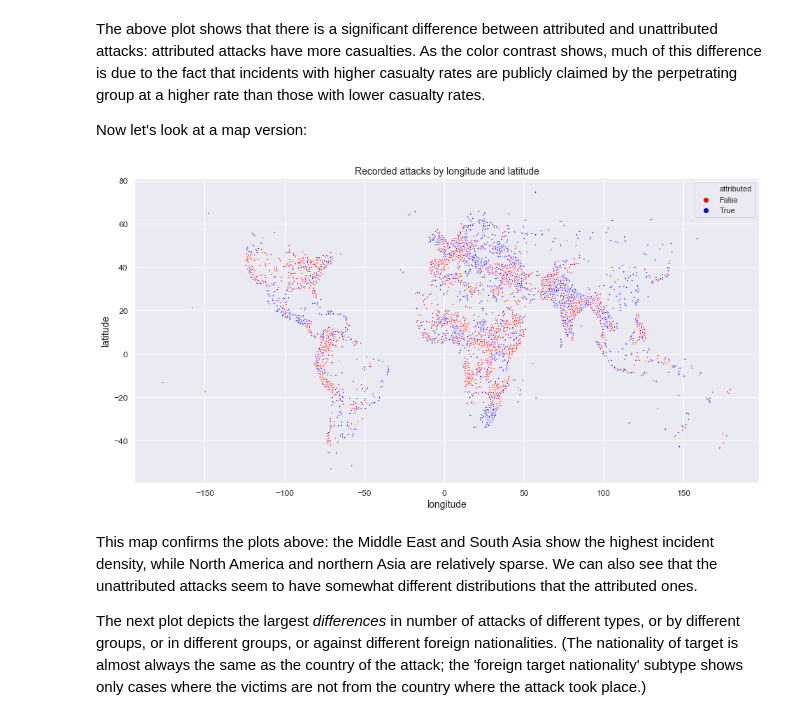
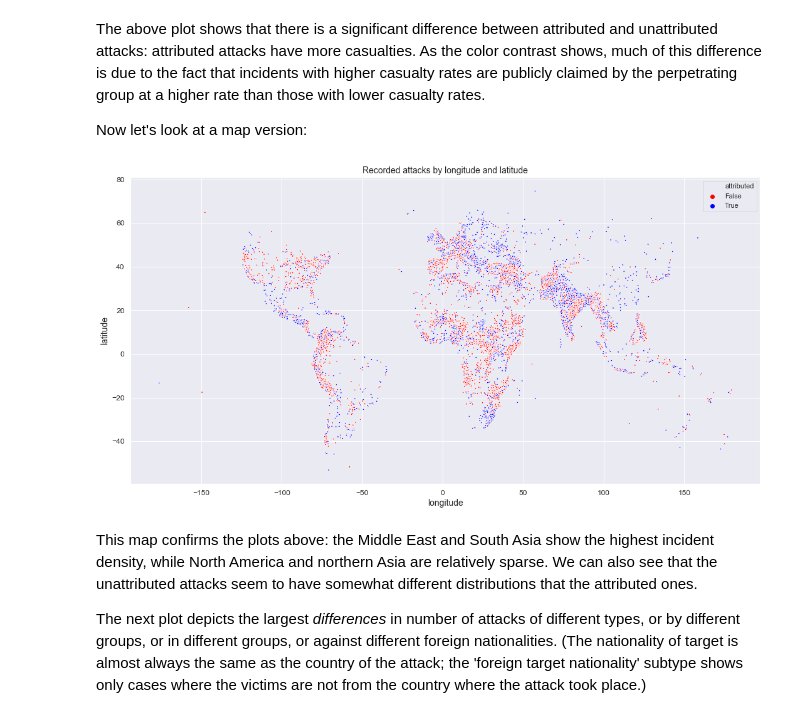
Before and after one commit to gqfiddler/terrorism-attribution-engine, a Jupyter notebook: UPDATED_terrorism_attribution_engine.ipynb, the cells around one changed output. Cells and saved outputs as stored; diff of their text form; code cells hidden in the pictures.

```diff
--- a/UPDATED_terrorism_attribution_engine.ipynb
+++ b/UPDATED_terrorism_attribution_engine.ipynb
@@ -223,6 +225,10 @@ gtd_df.drop(empty_cols, axis=1, inplace=True)
 # fill 'none' for categorical extent of property damage (includes 'unknown' already; blanks are for no damage)
 gtd_df['propextent_txt'] = gtd_df['propextent_txt'].fillna('none')
 
+# for now we'll also drop string 'resolution' (date of resolution of extended incident) because it's a unique-valued
+# string; we could later convert it to a number-of-days interval
+gtd_df.drop('resolution', axis=1, inplace=True)
+
 # drop all other string columns with null counts > 100K, with a few exceptions
 significant_though_null_cols = ['motive', 'location', 'propcomment', 'resolution']
 for col in gtd_df.select_dtypes('object').columns:
@@ -529,25 +531,25 @@ Now let's look at a map version:
 # %%
 gtd_df['attributed'] = gtd_df.gname=='Unknown'
 
 plt.rc('axes', titlesize=14)
 plt.rc('xtick', labelsize=12)
 plt.rc('ytick', labelsize=12)
 plt.rc('axes', labelsize=14)
 
 sns.set_palette('bright')
 pal = ['red', 'blue']
-plt.figure(figsize=(16,8))
+plt.figure(figsize=(18,9))
 sns.scatterplot(x='longitude',
             y='latitude',
             data=gtd_df,
             s=6,
             hue='attributed',
             palette=pal)
 plt.title("Recorded attacks by longitude and latitude")
 plt.show()
 sns.set()
 # %% [output]
-[figure, old version]
+[figure, new version]
 # %% [markdown]
 This map confirms the plots above: the Middle East and South Asia show the highest incident density, while North America and northern Asia are relatively sparse.  We can also see that the unattributed attacks seem to have somewhat different distributions that the attributed ones.
 
```
Also changed, not shown: parts of 32 cells of this notebook, 1 other file.
